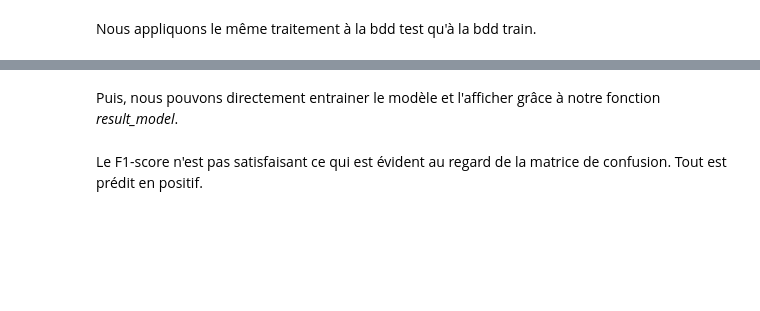
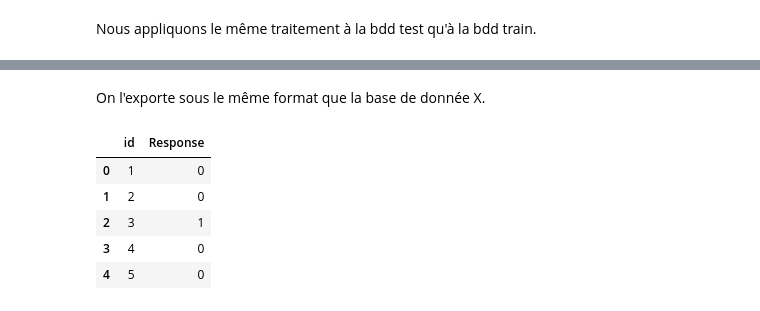
Before and after one commit to claviermathieu/ISFA-prj-datascience, a Jupyter notebook: book/docs/5_retenu/50_mod_final.ipynb, the cells around one changed output, grey strips where cells are left out. Drawn from its saved outputs; the diff is of its cells as text; code cells hidden in the pictures.

```diff
--- a/book/docs/5_retenu/50_mod_final.ipynb
+++ b/book/docs/5_retenu/50_mod_final.ipynb
@@ -509,6 +204,17 @@ xgb.fit(X_train, Y_train)
-# %% [markdown]
-Puis, nous pouvons directement entrainer le modèle et l'afficher grâce à notre fonction *result_model*.
-# %% [markdown]
-Le F1-score n'est pas satisfaisant ce qui est évident au regard de la matrice de confusion. Tout est prédit en positif.
-
-<br><br><br><br>
+# %% [markdown]
+On l'exporte sous le même format que la base de donnée X.
+# %%
+Y_predict = pd.DataFrame(Y_predict)
+Y_predict.rename(columns={0:'Response'}, inplace = True)
+id_col = pd.read_csv("https://www.data.mclavier.com/prj_datascience/brut_test.csv", usecols=['id']).values
+Y_predict['id'] = id_col
+Y_predict = Y_predict[['id', 'Response']]
+
+Y_predict.head()
+# %% [output]
+|  | id | Response |
+| 0 | 1 | 0 |
+| 1 | 2 | 0 |
+| 2 | 3 | 1 |
+| 3 | 4 | 0 |
+| 4 | 5 | 0 |
```
Also changed, not shown: parts of 73 cells of this notebook, 2 other files.
